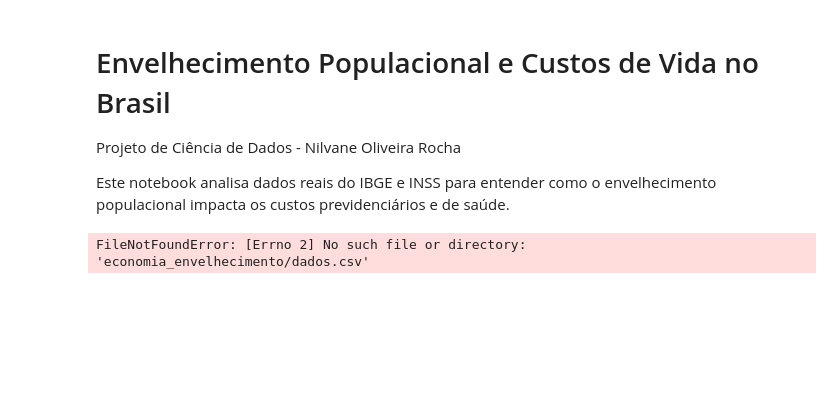
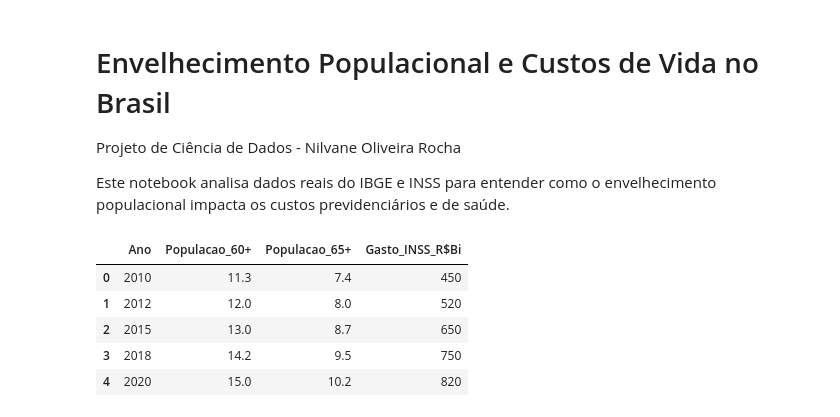
Before and after one commit to nilvy/portfolio-ciencia-de-dados-nilvane, a Jupyter notebook: economia_envelhecimento/notebook.ipynb, the cells around one changed output. Cells and saved outputs as stored; diff of their text form; code cells hidden in the pictures; blank space fills up the shorter version.

```diff
--- a/economia_envelhecimento/notebook.ipynb
+++ b/economia_envelhecimento/notebook.ipynb
@@ -8,12 +8,18 @@ Este notebook analisa dados reais do IBGE e INSS para entender como o envelhecim
 # %%
 import pandas as pd
 import matplotlib.pyplot as plt
 from sklearn.linear_model import LinearRegression
 
-df = pd.read_csv("economia_envelhecimento/dados.csv")
+url = "https://raw.githubusercontent.com/nilvy/portfolio-ciencia-de-dados-nilvane/main/economia_envelhecimento/dados.csv"
+df = pd.read_csv(url)
 df.head()
 # %% [output]
-FileNotFoundError: [Errno 2] No such file or directory: 'economia_envelhecimento/dados.csv'
+|  | Ano | Populacao_60+ | Populacao_65+ | Gasto_INSS_R$Bi |
+| 0 | 2010 | 11.3 | 7.4 | 450 |
+| 1 | 2012 | 12.0 | 8.0 | 520 |
+| 2 | 2015 | 13.0 | 8.7 | 650 |
+| 3 | 2018 | 14.2 | 9.5 | 750 |
+| 4 | 2020 | 15.0 | 10.2 | 820 |
 # %%
 X = df[["Populacao_60+"]]
 y = df["Gasto_INSS_R$Bi"]
```
Also changed, not shown: parts of 5 cells of this notebook.
